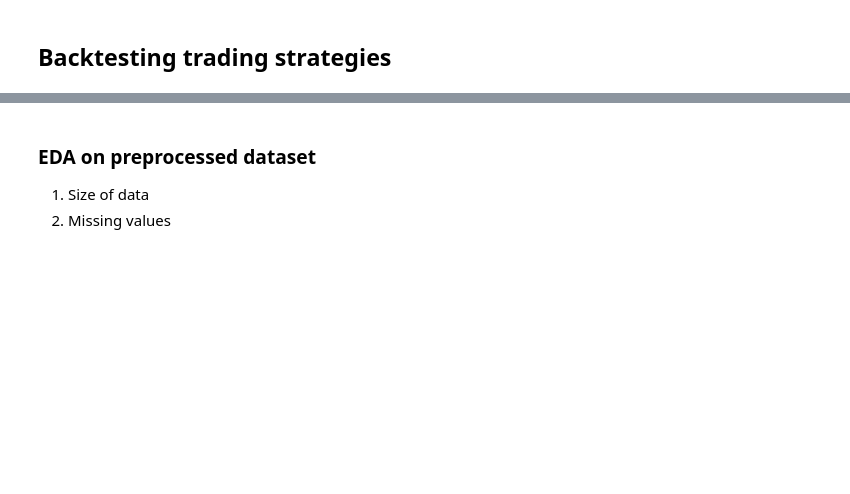
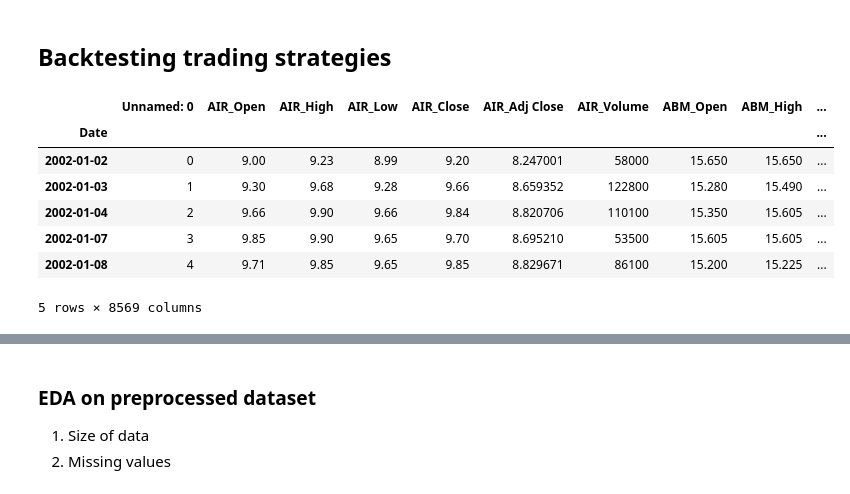
Before and after one commit to ryanlxz/backtesting, a Jupyter notebook: notebooks/test.ipynb, the cells around one changed output, grey strips where cells are left out. Saved outputs shown, nothing was run; the diff lists cells and outputs as text; code cells hidden in the pictures; blank space fills up the shorter version.

```diff
--- a/notebooks/test.ipynb
+++ b/notebooks/test.ipynb
@@ -27,3 +32,16 @@ PREPROCESSED_DATAPATH = constants.preprocessed_data_file_path
 
 %load_ext autoreload
 %autoreload 2
+# %%
+# prepare data
+df = pd.read_csv(r'C:\Users\ryanl\Desktop\backtesting\data\02_preprocessed\new_preprocessed_data.csv',index_col=0)
+df.head()
+# %% [output]
+|  | Unnamed: 0 | AIR_Open | AIR_High | AIR_Low | AIR_Close | AIR_Adj Close | AIR_Volume | ABM_Open | ABM_High | ... |
+| Date |  |  |  |  |  |  |  |  |  | ... |
+| 2002-01-02 | 0 | 9.00 | 9.23 | 8.99 | 9.20 | 8.247001 | 58000 | 15.650 | 15.650 | ... |
+| 2002-01-03 | 1 | 9.30 | 9.68 | 9.28 | 9.66 | 8.659352 | 122800 | 15.280 | 15.490 | ... |
+| 2002-01-04 | 2 | 9.66 | 9.90 | 9.66 | 9.84 | 8.820706 | 110100 | 15.350 | 15.605 | ... |
+| 2002-01-07 | 3 | 9.85 | 9.90 | 9.65 | 9.70 | 8.695210 | 53500 | 15.605 | 15.605 | ... |
+| 2002-01-08 | 4 | 9.71 | 9.85 | 9.65 | 9.85 | 8.829671 | 86100 | 15.200 | 15.225 | ... |
+5 rows × 8569 columns
```
Also changed, not shown: parts of 19 cells of this notebook, 8 other files.
